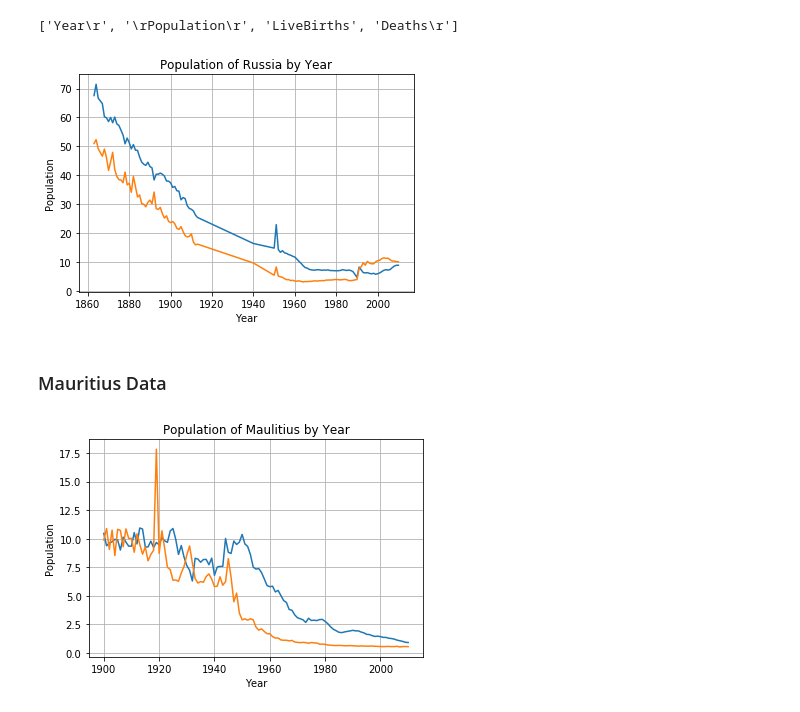
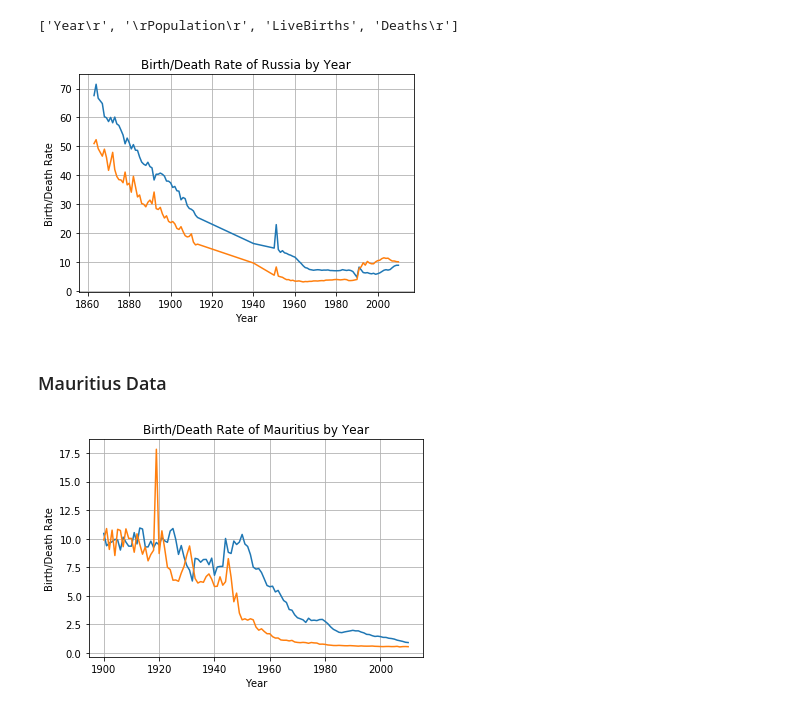
Before and after one commit to ds-modules/HIST-160, a Jupyter notebook: FINAL_intro_graphs.ipynb, the cells around one changed output. Drawn from its saved outputs; the diff is of its cells as text; code cells hidden in the pictures.

```diff
--- a/FINAL_intro_graphs.ipynb
+++ b/FINAL_intro_graphs.ipynb
@@ -344,14 +344,14 @@ death_per_pop = 100 * Russia['Deaths\r'] / pop
 # %%
 plt.plot(year, birth_per_pop)
 plt.plot(year, death_per_pop)
 plt.xlabel('Year')
-plt.ylabel('Population')
-plt.title('Population of Russia by Year')
+plt.ylabel('Birth/Death Rate')
+plt.title('Birth/Death Rate of Russia by Year')
 plt.grid(True)
 
 plt.show()
 # %% [output]
-[figure, old version]
+[figure, new version]
 # %% [markdown]
 ### Mauritius Data
 # %%
@@ -365,10 +365,10 @@ death_per_pop = 100 * Mauritius['Deaths\r'].astype(float) / pop
 plt.plot(year, birth_per_pop)
 plt.plot(year, death_per_pop)
 plt.xlabel('Year')
-plt.ylabel('Population')
-plt.title('Population of Mauritius by Year')
+plt.ylabel('Birth/Death Rate')
+plt.title('Birth/Death Rate of Mauritius by Year')
 plt.grid(True)
 
 plt.show()
 # %% [output]
-[figure, old version]
+[figure, new version]
```
Also changed, not shown: parts of 2 cells of this notebook.
